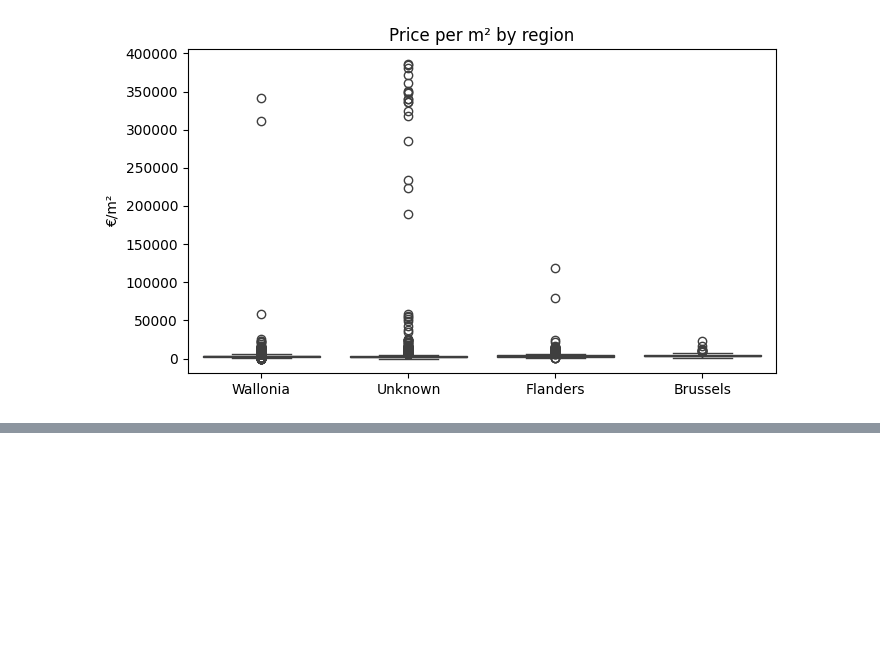
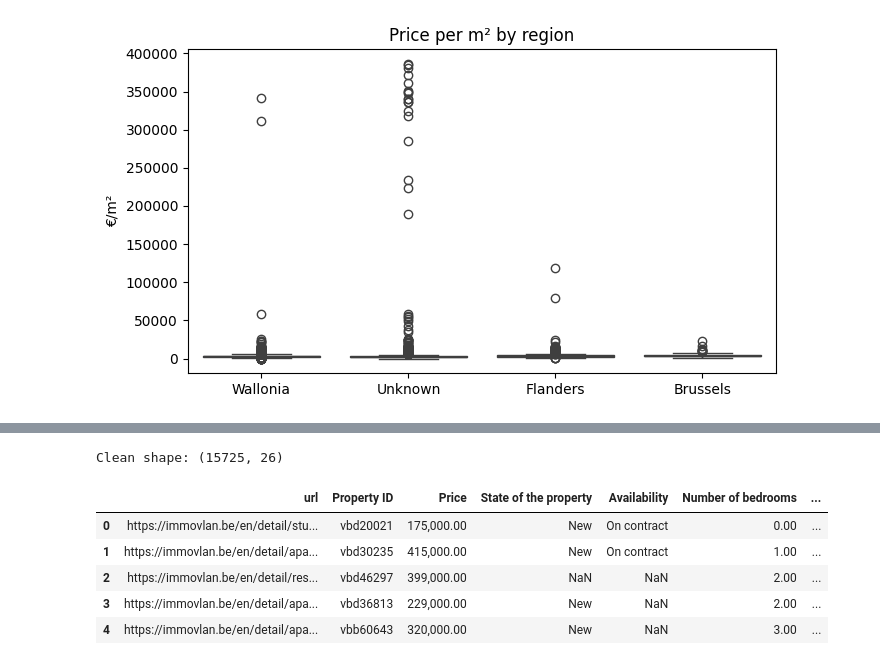
Before and after one commit to briguszmigusz/immo-eliza-data-analysis, a Jupyter notebook: analysis/pierrick/pierrick_analysis.ipynb, the cells around one changed output, grey strips where cells are left out. Cells and saved outputs as stored; diff of their text form; code cells hidden in the pictures; blank space fills up the shorter version.

Commit message:
add:v2 cleaning: combination of mine and brigi's analysis

```diff
--- a/analysis/pierrick/pierrick_analysis.ipynb
+++ b/analysis/pierrick/pierrick_analysis.ipynb
@@ -383,0 +385,80 @@ Name: price, dtype: float64
+# %%
+# V2 Cleaning: combination of mine & Brigi's analysis to make a simpel clean version
+import pandas as pd
+import numpy as np
+import re
+
+# Remove duplicates (should be no dups, but extra check)
+df = df.drop_duplicates()
+
+
+# Strip whitespace on all text columns
+obj_cols =df.select_dtypes(include="object").columns
+df[obj_cols] = df[obj_cols].apply(lambda col: col.str.strip())
+
+# Fix encoding where needed (latin1 -> utf-8 if broken)
+def fix_encoding(text):
+    if isinstance(text, str):
+        try:
+            return text.encode("latin1").decode("utf-8")
+        except:
+            return text
+    return text
+
+df[obj_cols] = df[obj_cols].apply(lambda col: col.map(fix_encoding))
+
+# Convert yes/no to 0/1
+yes_no_cols = ["Furnished", "Attic", "Garage", "Elevator", "Garden", "Terrace", "Swimming pool"]
+for c in yes_no_cols:
+    if c in df.columns:
+        df[c] = (
+            df[c]
+            .astype(str)
+            .str.strip()
+            .str.lower()
+            .map({"yes": 1, "no": 0})
+        )
+
+# Clean price column -> float
+def clean_price(x):
+    x = str(x)
+    x = re.sub(r"[^\d,.-]", "", x)
+    # European comma -> dot if only one comma and no dot
+    if "," in x and "." not in x and x.count(",") == 1:
+        x = x.replace(",", ".")
+    x = x.replace(",", "")  # thousands separators
+    try:
+        return float(x)
+    except:
+        return np.nan
+
+if "Price" in df.columns:
+    df["Price"] = df["Price"].apply(clean_price)
+
+# Clean area columns
+area_cols = ["Livable surface", "Surface garden", "Surface terrace", "Total land surface"]
+for c in area_cols:
+    if c in df.columns:
+        df[c] = (
+            df[c]
+            .astype(str)
+            .str.replace("m²", "", regex=False)
+            .str.replace("m2", "", regex=False)
+            .str.strip()
+        )
+        df[c] = pd.to_numeric(df[c], errors="coerce")
+
+# Remove listings without a price
+df = df.dropna(subset=["Price"])
+
+# Test
+print("Clean shape:", df.shape)
+df.head(5)
+# %% [output]
+Clean shape: (15725, 26)
+|  | url | Property ID | Price | State of the property | Availability | Number of bedrooms | ... |
+| 0 | https://immovlan.be/en/detail/stu... | vbd20021 | 175,000.00 | New | On contract | 0.00 | ... |
+| 1 | https://immovlan.be/en/detail/apa... | vbd30235 | 415,000.00 | New | On contract | 1.00 | ... |
+| 2 | https://immovlan.be/en/detail/res... | vbd46297 | 399,000.00 | NaN | NaN | 2.00 | ... |
+| 3 | https://immovlan.be/en/detail/apa... | vbd36813 | 229,000.00 | New | NaN | 2.00 | ... |
+| 4 | https://immovlan.be/en/detail/apa... | vbb60643 | 320,000.00 | New | NaN | 3.00 | ... |
```
Also changed, not shown: parts of 7 cells of this notebook, 1 other file.
